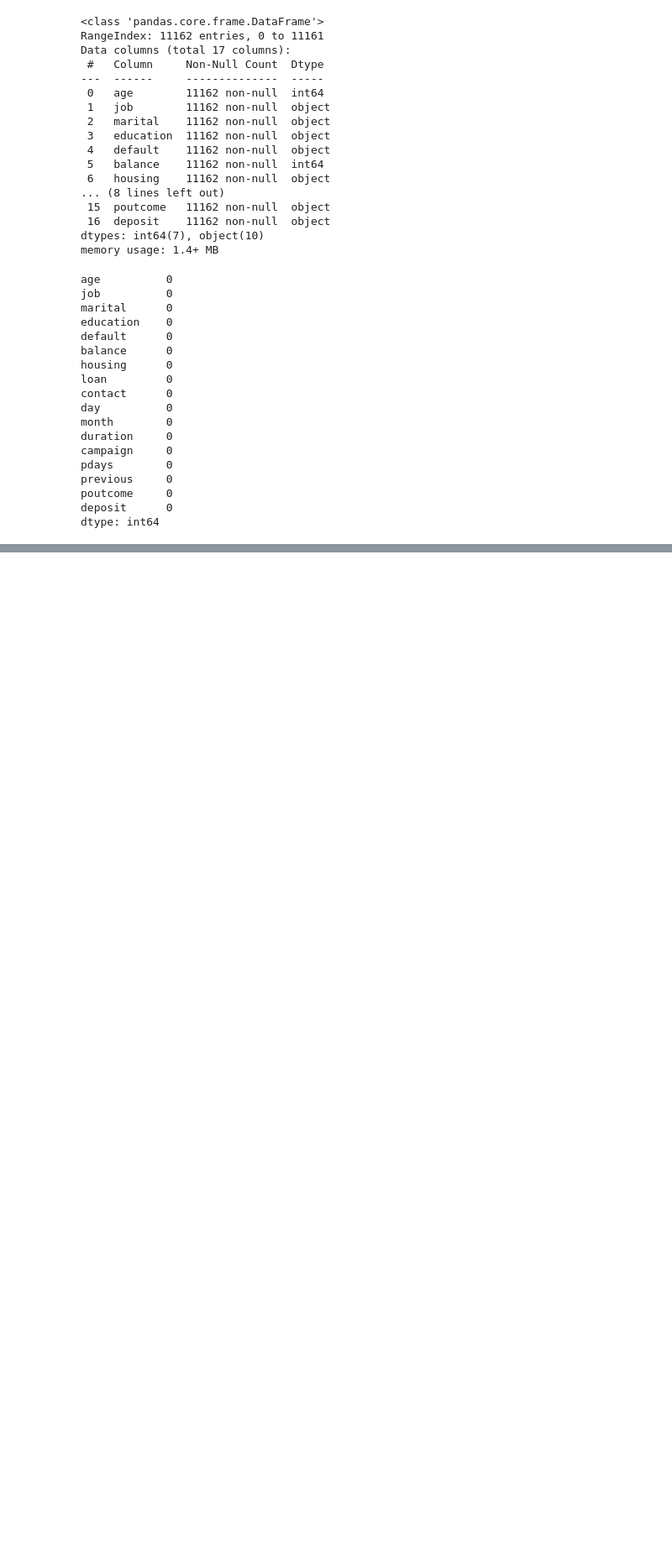
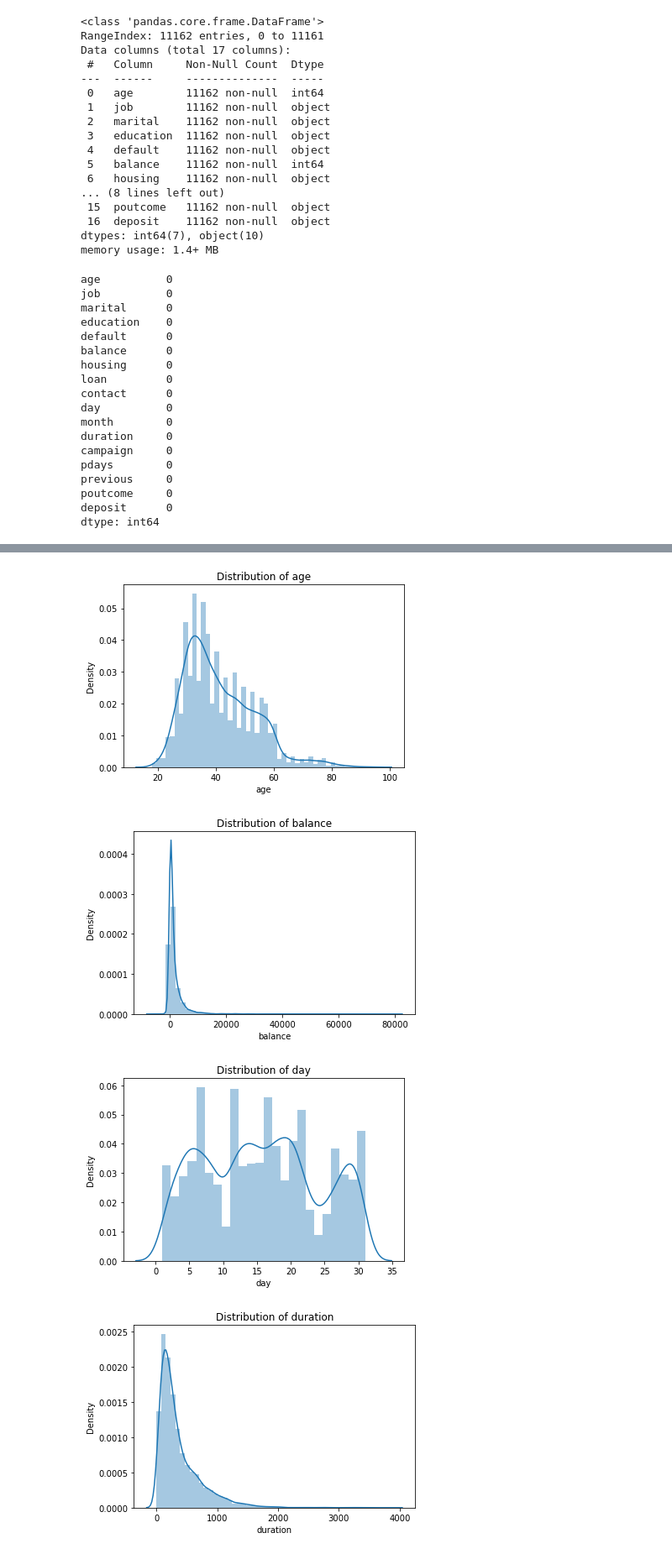
Before and after one commit to andvsilva/dataset, a Jupyter notebook: titanic/tf/tensor_f.ipynb, the cells around one changed output, grey strips where cells are left out. Shown at 84% size. Cells and saved outputs as stored; diff of their text form; code cells hidden in the pictures; blank space fills up the shorter version.

```diff
--- a/titanic/tf/tensor_f.ipynb
+++ b/titanic/tf/tensor_f.ipynb
@@ -85,0 +99,3 @@ TensorFlow version: 2.8.0
+# %%
+# convert object type to category type
+df[df.select_dtypes(['object']).columns] = df.select_dtypes(['object']).apply(lambda x: x.astype('category'))
@@ -85,0 +131,12 @@ TensorFlow version: 2.8.0
+# %%
+# creating instance of labelencoder
+labelencoder = LabelEncoder()
+
+# list of category features
+list_cats = list(df.select_dtypes(include=['category']).columns)
+list_nums = list(df.select_dtypes(include=['int64']).columns)
+
+
+# unique values in cat_cols:
+for i in list_cats:
+    print(f'{ i.upper() }:{df[i].unique()}')
@@ -85,0 +161,12 @@ TensorFlow version: 2.8.0
+# %%
+# distribution of continuous variables
+
+for i in list_nums:
+    sns.distplot(df[i])
+    plt.title(f'Distribution of {i}')
+    plt.show()
+# %% [output]
+[figure, added]
+[figure, added]
+[figure, added]
+[figure, added]
```
Also changed, not shown: parts of 21 cells of this notebook, 1 other file.
